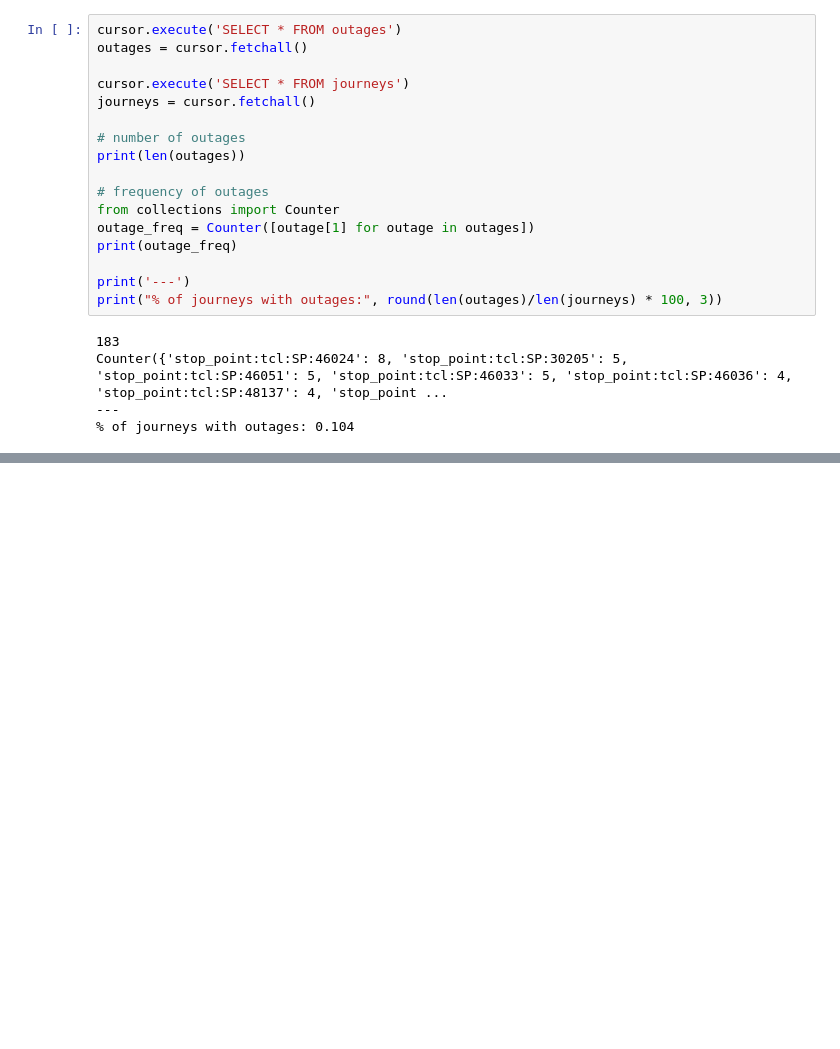
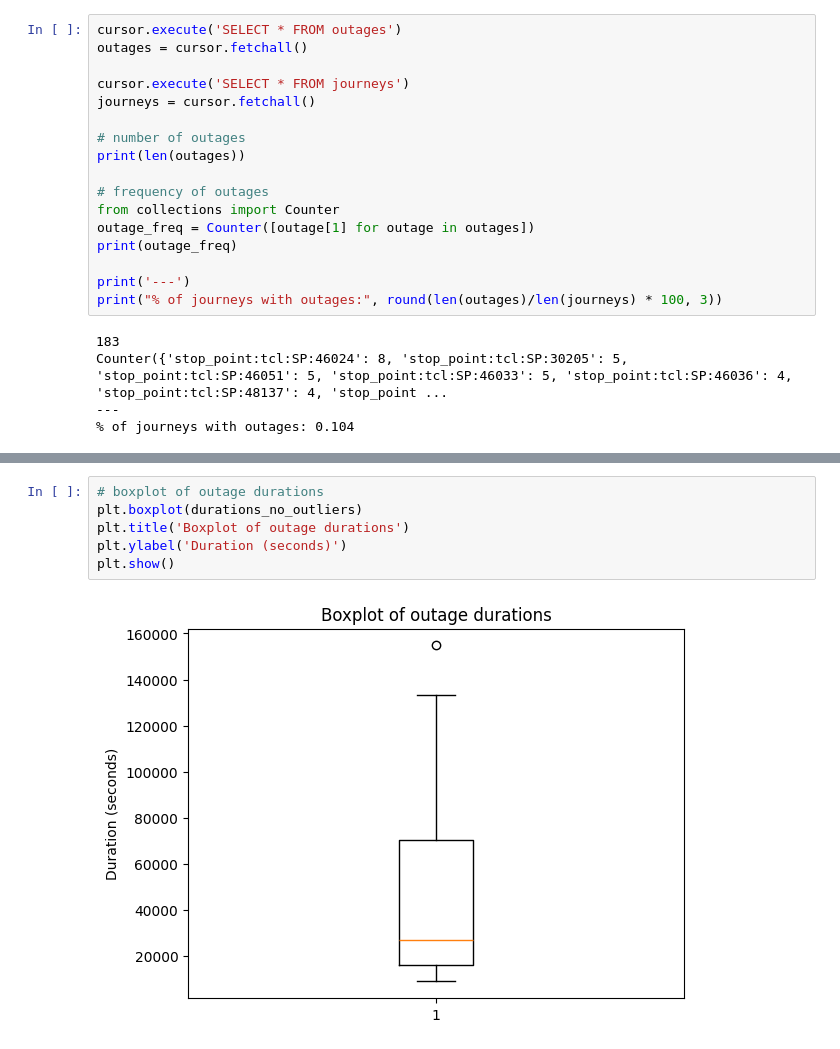
Before and after one commit to AldenCutler/LyonE24, a Jupyter notebook: random stats stuff/outages.ipynb, the cells around one changed output, grey strips where cells are left out. Cells and saved outputs as stored; diff of their text form; blank space fills up the shorter version.

```diff
--- a/random stats stuff/outages.ipynb
+++ b/random stats stuff/outages.ipynb
@@ -31,0 +91,8 @@ Counter({'stop_point:tcl:SP:46024': 8, 'stop_point:tcl:SP:30205': 5, 'stop_point
+# %%
+# boxplot of outage durations
+plt.boxplot(durations_no_outliers)
+plt.title('Boxplot of outage durations')
+plt.ylabel('Duration (seconds)')
+plt.show()
+# %% [output]
+[figure, added]
```
Also changed, not shown: parts of 11 cells of this notebook, 9 other files.
